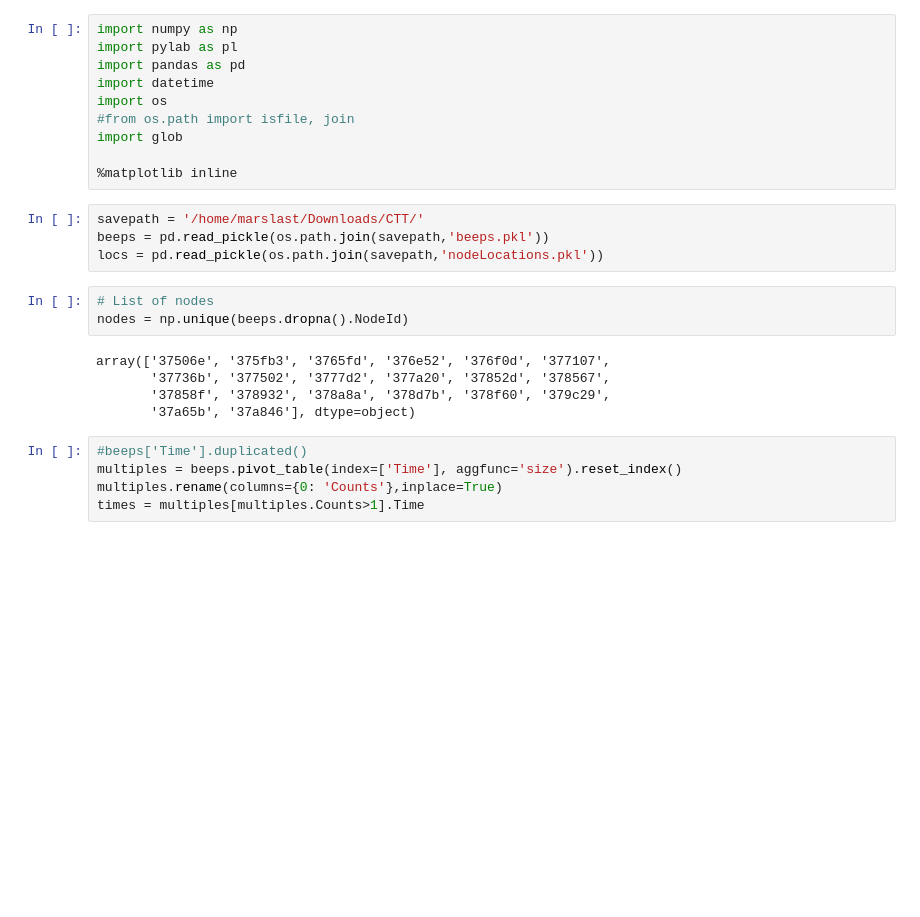
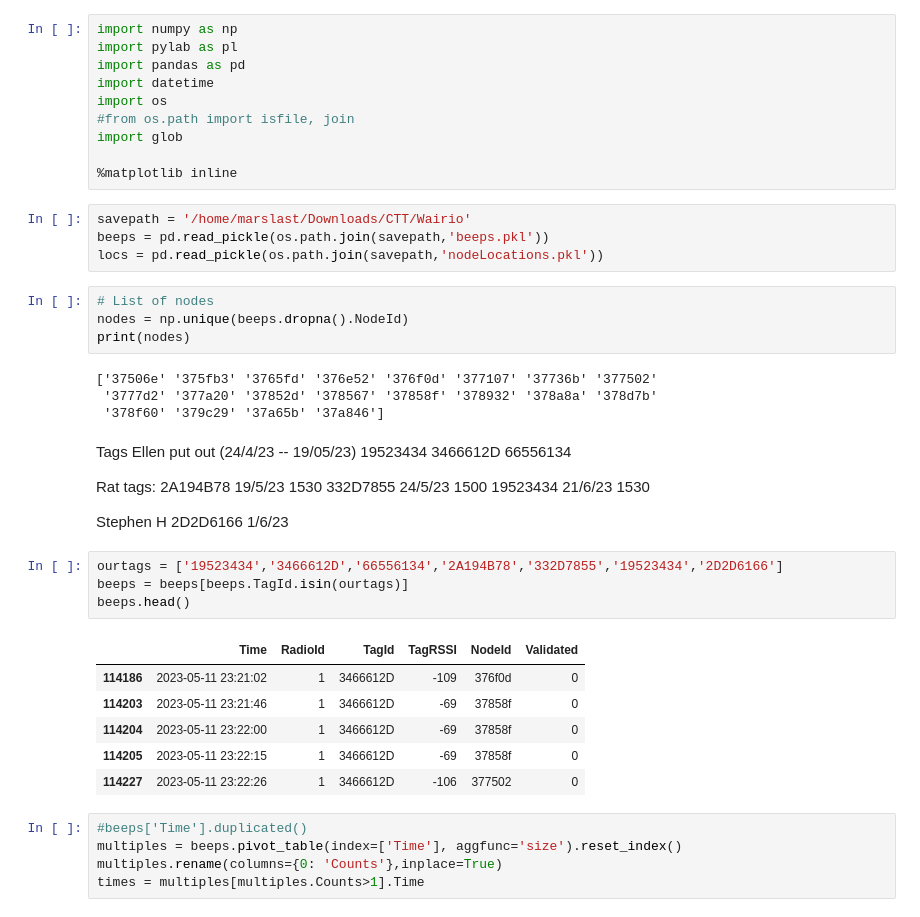
Before and after one commit to smarsland/CTTData, a Jupyter notebook: Localisation.ipynb, the cells around one changed output. Cells and saved outputs as stored; diff of their text form; blank space fills up the shorter version.

```diff
--- a/Localisation.ipynb
+++ b/Localisation.ipynb
@@ -9,17 +9,41 @@ import glob
 
 %matplotlib inline
 # %%
-savepath = '/home/marslast/Downloads/CTT/'
+savepath = '/home/marslast/Downloads/CTT/Wairio'
 beeps = pd.read_pickle(os.path.join(savepath,'beeps.pkl'))
 locs = pd.read_pickle(os.path.join(savepath,'nodeLocations.pkl'))
 # %%
 # List of nodes
 nodes = np.unique(beeps.dropna().NodeId)
+print(nodes)
 # %% [output]
-array(['37506e', '375fb3', '3765fd', '376e52', '376f0d', '377107',
-       '37736b', '377502', '3777d2', '377a20', '37852d', '378567',
-       '37858f', '378932', '378a8a', '378d7b', '378f60', '379c29',
-       '37a65b', '37a846'], dtype=object)
+['37506e' '375fb3' '3765fd' '376e52' '376f0d' '377107' '37736b' '377502'
+ '3777d2' '377a20' '37852d' '378567' '37858f' '378932' '378a8a' '378d7b'
+ '378f60' '379c29' '37a65b' '37a846']
+# %% [markdown]
+Tags Ellen put out (24/4/23 -- 19/05/23)
+19523434
+3466612D
+66556134
+
+Rat tags:
+2A194B78 19/5/23 1530
+332D7855 24/5/23 1500
+19523434 21/6/23 1530
+
+Stephen H
+2D2D6166 1/6/23
+# %%
+ourtags = ['19523434','3466612D','66556134','2A194B78','332D7855','19523434','2D2D6166']
+beeps = beeps[beeps.TagId.isin(ourtags)]
+beeps.head()
+# %% [output]
+|  | Time | RadioId | TagId | TagRSSI | NodeId | Validated |
+| 114186 | 2023-05-11 23:21:02 | 1 | 3466612D | -109 | 376f0d | 0 |
+| 114203 | 2023-05-11 23:21:46 | 1 | 3466612D | -69 | 37858f | 0 |
+| 114204 | 2023-05-11 23:22:00 | 1 | 3466612D | -69 | 37858f | 0 |
+| 114205 | 2023-05-11 23:22:15 | 1 | 3466612D | -69 | 37858f | 0 |
+| 114227 | 2023-05-11 23:22:26 | 1 | 3466612D | -106 | 377502 | 0 |
 # %%
 #beeps['Time'].duplicated()
 multiples = beeps.pivot_table(index=['Time'], aggfunc='size').reset_index()
```
Also changed, not shown: parts of 8 cells of this notebook, 2 other files.
